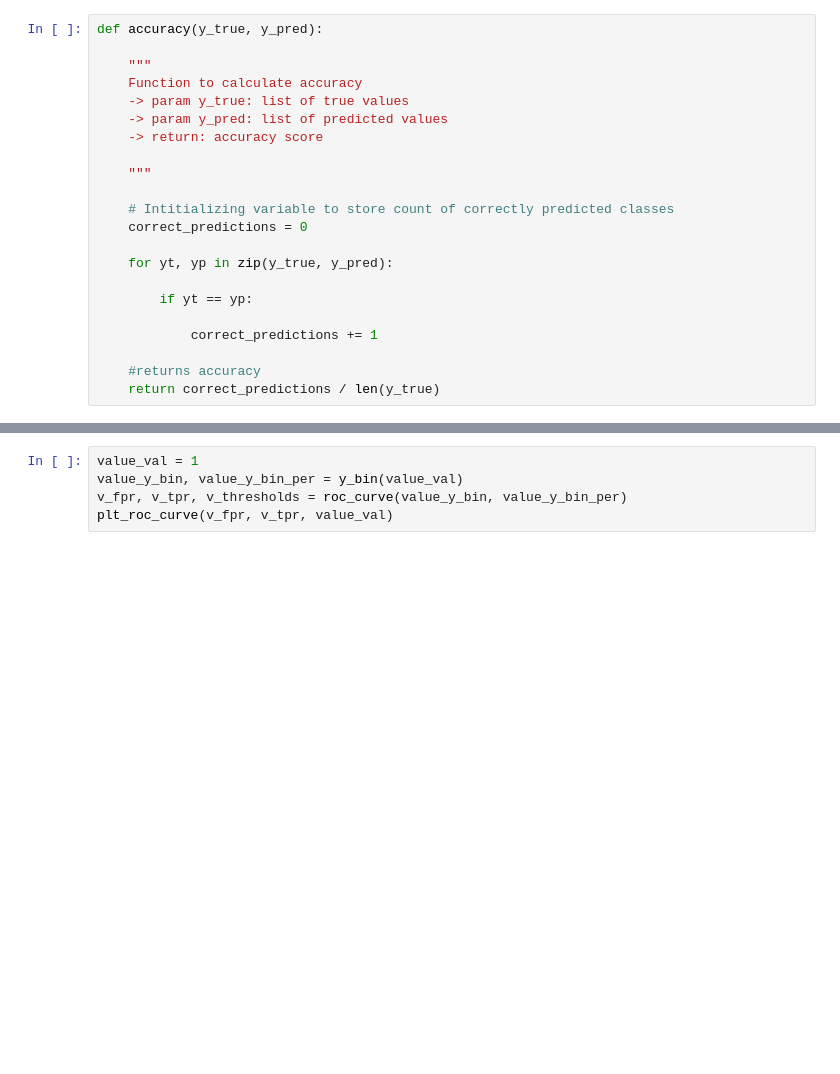
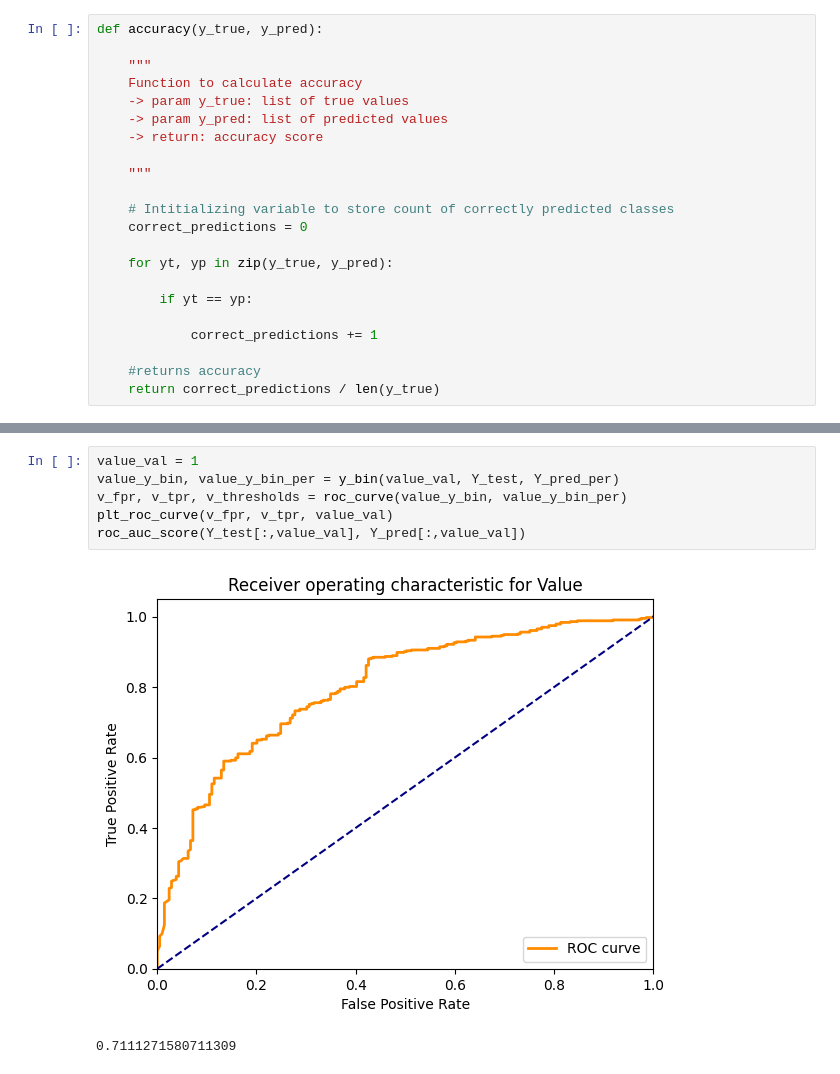
Before and after one commit to JaehyeongWang/swe3032_team7, a Jupyter notebook: models/model_accuracy.ipynb, the cells around one changed output, grey strips where cells are left out. Cells and saved outputs as stored; diff of their text form; blank space fills up the shorter version.

```diff
--- a/models/model_accuracy.ipynb
+++ b/models/model_accuracy.ipynb
@@ -215,5 +382,9 @@ plt_roc_curve(g_fpr, g_tpr, growth_val)
 # %%
 value_val = 1
-value_y_bin, value_y_bin_per = y_bin(value_val)
+value_y_bin, value_y_bin_per = y_bin(value_val, Y_test, Y_pred_per)
 v_fpr, v_tpr, v_thresholds = roc_curve(value_y_bin, value_y_bin_per)
 plt_roc_curve(v_fpr, v_tpr, value_val)
+roc_auc_score(Y_test[:,value_val], Y_pred[:,value_val])
+# %% [output]
+[figure, added]
+0.7111271580711309
```
Also changed, not shown: parts of 23 cells of this notebook, 27 other files.
